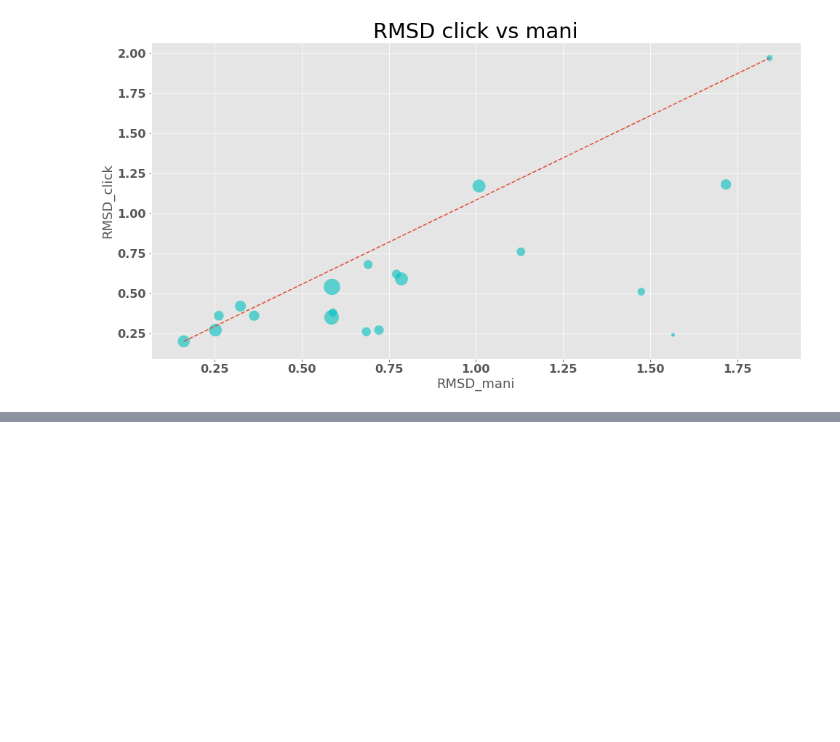
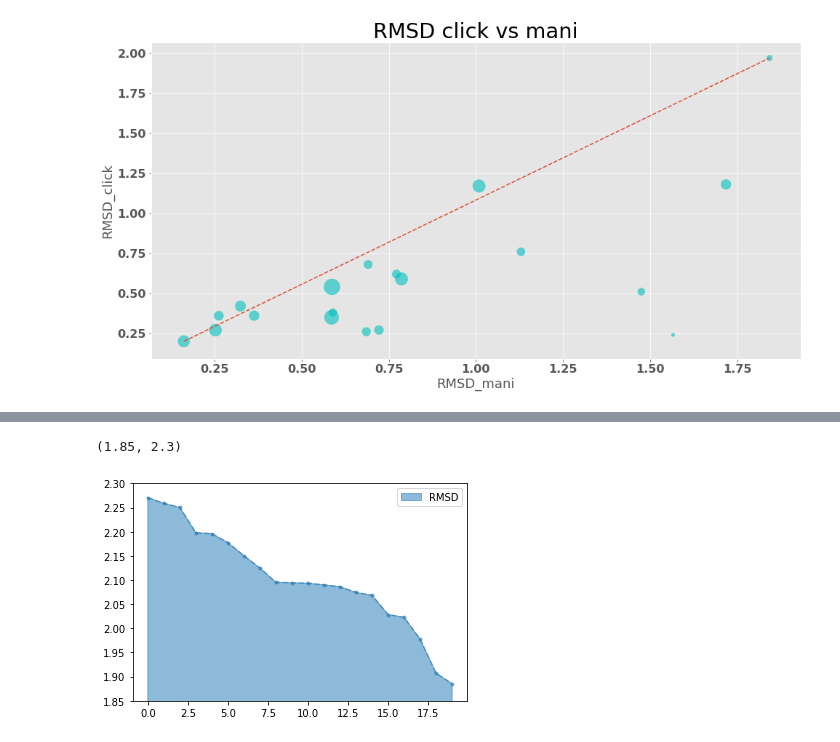
Before and after one commit to marciniega/pdbmani, a Jupyter notebook: Serch/Experimentos/script_resultados.ipynb, the cells around one changed output, grey strips where cells are left out. Saved outputs shown, nothing was run; the diff lists cells and outputs as text; code cells hidden in the pictures; blank space fills up the shorter version.

```diff
--- a/Serch/Experimentos/script_resultados.ipynb
+++ b/Serch/Experimentos/script_resultados.ipynb
@@ -486,0 +551,7 @@ plt.plot([df_result.RMSD_mani.min(),df_result.RMSD_mani.max()],
+# %%
+# SO ordenado
+df.sort_values('RMSD', ascending=False).reset_index().plot(y='RMSD',style='.--',kind='area',alpha=0.5)
+plt.ylim(1.85,2.3)
+# %% [output]
+(1.85, 2.3)
+[figure, added]
```
Also changed, not shown: parts of 34 cells of this notebook, 8 other files.
